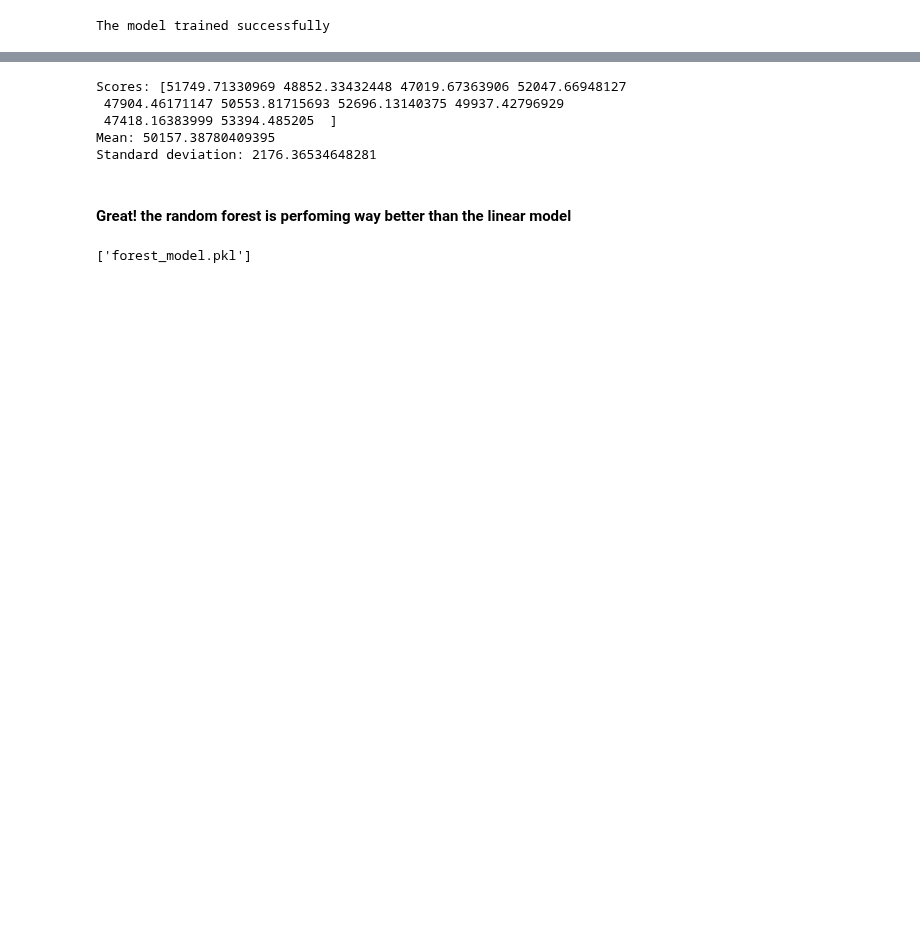
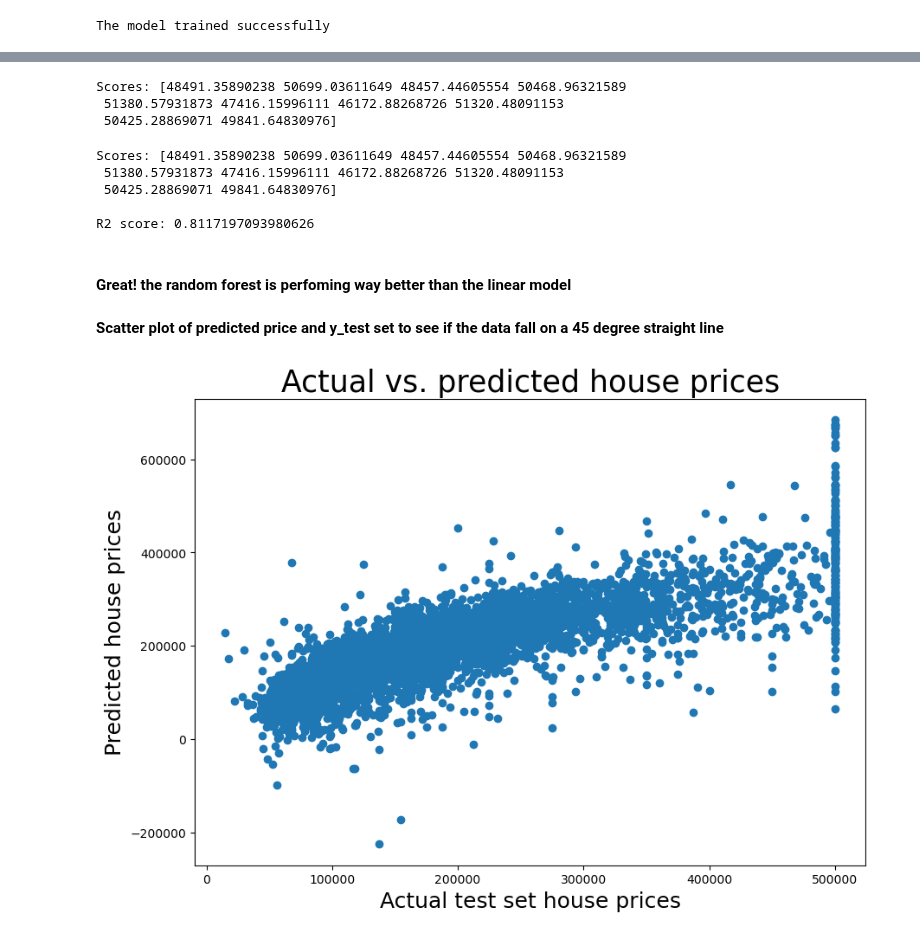
Before and after one commit to topollonaketsana/Hands-On-Machine-Learning-Projects, a Jupyter notebook: ML-Project-1/Housing_src.ipynb, the cells around one changed output, grey strips where cells are left out. Saved outputs shown, nothing was run; the diff lists cells and outputs as text; code cells hidden in the pictures; blank space fills up the shorter version.

```diff
--- a/ML-Project-1/Housing_src.ipynb
+++ b/ML-Project-1/Housing_src.ipynb
@@ -368,0 +289,3 @@ X_strat_train
+# %%
+## split the data into training and test sets
+X_train, X_test, y_train, y_test = train_test_split(X, y, test_size= 0.2, random_state= 42)
@@ -369,8 +296,9 @@ X_strat_train
 # %%
 ## scalling
 scaler = StandardScaler()
-X_train_scaled = scaler.fit_transform(X_strat_train)
-X_test_scaled = scaler.transform(X_strat_test)
+
+X_train_scaled = scaler.fit_transform(X_train)
+X_test_scaled = scaler.transform(X_test)
 # %% [markdown]
 #### Model selection and Training
 # %%
@@ -378,7 +306,7 @@ X_test_scaled = scaler.transform(X_strat_test)
 model = LinearRegression()
 
 try:
-    model.fit(X_train_scaled, y_strat_train)
+    model.fit(X_train_scaled, y_train)
     print('Model Trained successfully')
 
 except Exception as e:
@@ -389,12 +317,12 @@ Model Trained successfully
 #### Model Evaluation
 # %%
 # Predictions
-some_labels = y_strat_test.values                   # Actual values
-y_predictions = model.predict(X_test_scaled)         # Predicted values
+some_labels = y_test.values                              # Actual values
+y_pred = model.predict(X_test_scaled)                    # Predicted values
 
 # Print predictions and actual labels side by side
-print(f'Actual: \n\n {some_labels} \n')
-print(f'Predicted: \n\n {y_predictions}')
+print(f'Actual:\n\n {some_labels}\n')
+print(f'Predicted: \n\n {y_pred}')
 # %% [output]
 Actual:
 
@@ -469,26 +400,43 @@ Predicted:
 # %%
-# predictions
 # Calculate regression metrics
-
-forest_rmse_scores = cross_val_score(forest_model, X_train_scaled, y_strat_train.values.ravel(),
-                                     scoring= "neg_mean_squared_error", cv= 10)
+forest_rmse_scores = cross_val_score(forest_model, X_train_scaled, y_train,
+                                     scoring= 'neg_mean_squared_error', cv= 10)
 
 forest_rmse_scores = np.sqrt(-forest_rmse_scores)
-
 # Display the scores
-print(f"Scores: {forest_rmse_scores} \n")
-print(f"Mean: {forest_rmse_scores.mean()}")
-print(f"Standard deviation: {forest_rmse_scores.std()}")
+print(f'Scores: {forest_rmse_scores}')
 # %% [output]
-Scores: [51749.71330969 48852.33432448 47019.67363906 52047.66948127
- 47904.46171147 50553.81715693 52696.13140375 49937.42796929
- 47418.16383999 53394.485205  ]
-Mean: 50157.38780409395
-Standard deviation: 2176.36534648281
+Scores: [48491.35890238 50699.03611649 48457.44605554 50468.96321589
+ 51380.57931873 47416.15996111 46172.88268726 51320.48091153
+ 50425.28869071 49841.64830976]
+# %%
+forest_r2 = r2_score(y_test, forest_pred)
+#accuracy = accuracy_score(y_test, forest_pred)
+
+# Display the scores
+print(f'Scores: {forest_rmse_scores}\n')
+#print(f'Accuracy {accuracy}\n')
+print(f'R2 score: {forest_r2}')
+# %% [output]
+Scores: [48491.35890238 50699.03611649 48457.44605554 50468.96321589
+ 51380.57931873 47416.15996111 46172.88268726 51320.48091153
+ 50425.28869071 49841.64830976]
+
+R2 score: 0.8117197093980626
 # %% [markdown]
 #### Great! the random forest is perfoming way better than the linear model
+# %% [markdown]
+**Scatter plot of predicted price and y_test set to see if the data fall on a 45 degree straight line**
+# %%
+plt.figure(figsize= (10,7))
+plt.scatter(x= y_test, y= y_pred)
+plt.title("Actual vs. predicted house prices",fontsize= 25)
+plt.xlabel("Actual test set house prices",fontsize= 18)
+plt.ylabel("Predicted house prices", fontsize= 18)
+
+plt.show()
+# %% [output]
+[figure, added]
 # %%
 ## We can eaily save the model using the joblib
-joblib.dump(forest_model, 'forest_model.pkl')
+#joblib.dump(forest_model, 'forest_model.pkl')
-# %% [output]
-['forest_model.pkl']
```
Also changed, not shown: parts of 26 cells of this notebook, 12 other files.
